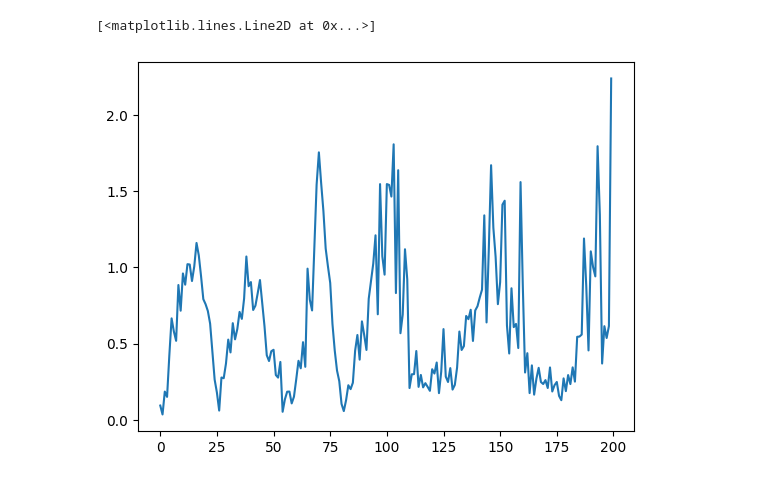
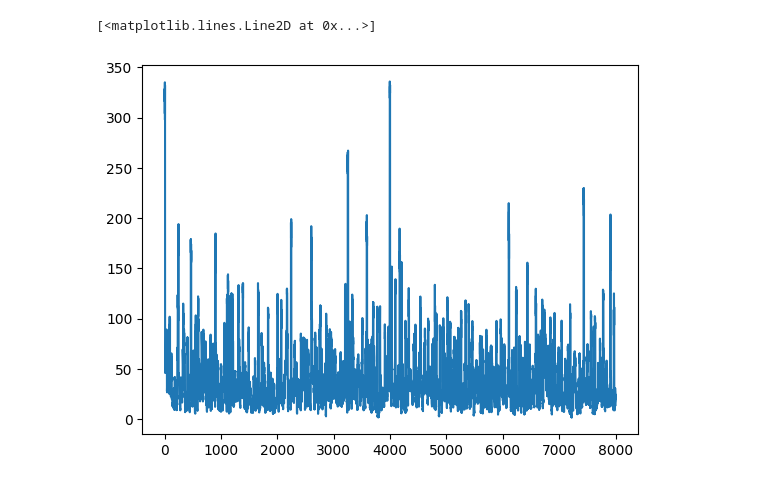
Before and after one commit to yutian-zhao/rl_experiments, a Jupyter notebook: ppo_new.ipynb, the cells around one changed output. Cells and saved outputs as stored; diff of their text form; code cells hidden in the pictures.

Commit message:
temp commit for debug

```diff
--- a/ppo_new.ipynb
+++ b/ppo_new.ipynb
@@ -47,6 +44,9 @@ actor_losses = []
 entropies = []
 target_values = []
 pred_values = []
+critic_target_values = []
+debug_rewards = []
+debug_gammas = []
 
 # use tqdm to get a progress bar for training
 for sample_phase in tqdm(range(n_updates)):
@@ -57,7 +57,7 @@ for sample_phase in tqdm(range(n_updates)):
     # NOTE: record states and entropies
     ep_states = torch.zeros(n_steps_per_update, n_envs, obs_shape, device=device)
     ep_actions = torch.zeros(n_steps_per_update, n_envs, device=device)
-    # ep_entropies = torch.zeros(n_steps_per_update, n_envs, device=device)
+    ep_entropies = torch.zeros(n_steps_per_update, n_envs, device=device)
     ep_value_preds = torch.zeros(n_steps_per_update, n_envs, device=device)
     ep_rewards = torch.zeros(n_steps_per_update, n_envs, device=device)
     ep_action_log_probs = torch.zeros(n_steps_per_update, n_envs, device=device)
@@ -84,22 +84,25 @@ for sample_phase in tqdm(range(n_updates)):
         ep_value_preds[step] = torch.squeeze(state_value_preds)
         ep_rewards[step] = torch.tensor(rewards, device=device)
         ep_action_log_probs[step] = action_log_probs
-        # ep_entropies[step] = torch.squeeze(entropy)
+        ep_entropies[step] = torch.squeeze(entropy)
         ep_actions[step] = torch.squeeze(actions)
 
         # add a mask (for the return calculation later);
         # for each env the mask is 1 if the episode is ongoing and 0 if it is terminated (not by truncation!)
-        masks[step] = torch.tensor([not term for term in terminated])
+        # TODO: check masks
+        masks[step] = torch.tensor([int(not term) for term in terminated])
 
     # compute gae
     advantages = torch.zeros(n_steps_per_update, n_envs, device=device)
-    gae = 0.0
+    gae = torch.zeros(n_envs, device=device)
     for t in reversed(range(n_steps_per_update - 1)):
         td_error = (
             ep_rewards[t] + gamma * masks[t] * ep_value_preds[t + 1] - ep_value_preds[t]
         )
         gae = td_error + gamma * lam * masks[t] * gae
         advantages[t] = gae
+
+    returns = advantages + ep_value_preds
 
     # mini-batch update
     # NOTE: ignore the last step
@@ -110,9 +113,10 @@ for sample_phase in tqdm(range(n_updates)):
     # ep_cur_value_preds = ep_value_preds[:-1].reshape((-1, 1))
     # ep_next_value_preds = ep_value_preds[1:].reshape((-1, 1))
     ep_rewards = ep_rewards[:-1].reshape((-1, 1))
-    ep_action_log_probs = ep_action_log_probs[:-1].reshape((-1, 1)).detach()
+    ep_action_log_probs = ep_action_log_probs[:-1].reshape((-1, 1)) # .detach()
     masks = masks[:-1].reshape((-1, 1))
-    advantages = advantages[:-1].reshape((-1, 1)).detach()
+    advantages = advantages[:-1].reshape((-1, 1)) # .detach()
+    returns = returns[:-1].reshape((-1, 1))
     inds = np.arange(len(ep_rewards))
     for _ in range(n_epochs):
         np.random.shuffle(inds)
@@ -123,28 +127,32 @@ for sample_phase in tqdm(range(n_updates)):
             batch_inds = inds[i:i+batch_size]
 
             # calculate the losses for actor and critic
-            critic_loss, actor_loss, target_value, pred_value = agent.get_losses(
+            critic_loss, actor_loss = agent.get_losses(
                 ep_actions[batch_inds],
                 ep_cur_states[batch_inds],
                 ep_next_states[batch_inds],
                 # ep_entropies[batch_inds],
                 ep_rewards[batch_inds],
                 ep_action_log_probs[batch_inds],
+                advantages[batch_inds],
                 masks[batch_inds],
-                advantages[batch_inds],
+                returns[batch_inds],
                 gamma,
                 ent_coef,
                 epsilon,
-            )
+            ) # target_value, pred_value, critic_target_value, debug_reward, debug_gamma
 
             # update the actor and critic networks
             agent.update_parameters(critic_loss, actor_loss)
 
     # agent.actor_k.load_state_dict(agent.actor.state_dict())
 
-    # log the losses and entropy
-    critic_losses.append(critic_loss.detach().cpu().numpy())
-    actor_losses.append(actor_loss.detach().cpu().numpy())
-    entropies.append(entropy.detach().mean().cpu().numpy())
-    target_values.append(target_value)
-    pred_values.append(pred_value)
+            # log the losses and entropy
+            critic_losses.append(critic_loss.detach().cpu().numpy())
+            actor_losses.append(actor_loss.detach().cpu().numpy())
+            # target_values.append(target_value)
+            # pred_values.append(pred_value)
+            # critic_target_values.append(critic_target_value)
+            # debug_gammas.append(debug_gamma)
+            # debug_rewards.append(debug_reward)
+    entropies.append(ep_entropies.mean().cpu().numpy())
@@ -222,5 +234,6 @@ plt.plot(target_values)
-# %%
-plt.plot(pred_values)
-# %% [output]
-[<matplotlib.lines.Line2D at 0x...>]
-[figure, removed]
+# %%
+# plt.plot(np.array(envs_wrapper.return_queue).flatten())
+plt.plot(critic_losses)
+# %% [output]
+[<matplotlib.lines.Line2D at 0x...>]
+[figure, added]
```
Also changed, not shown: parts of 8 cells of this notebook, 3 other files.
